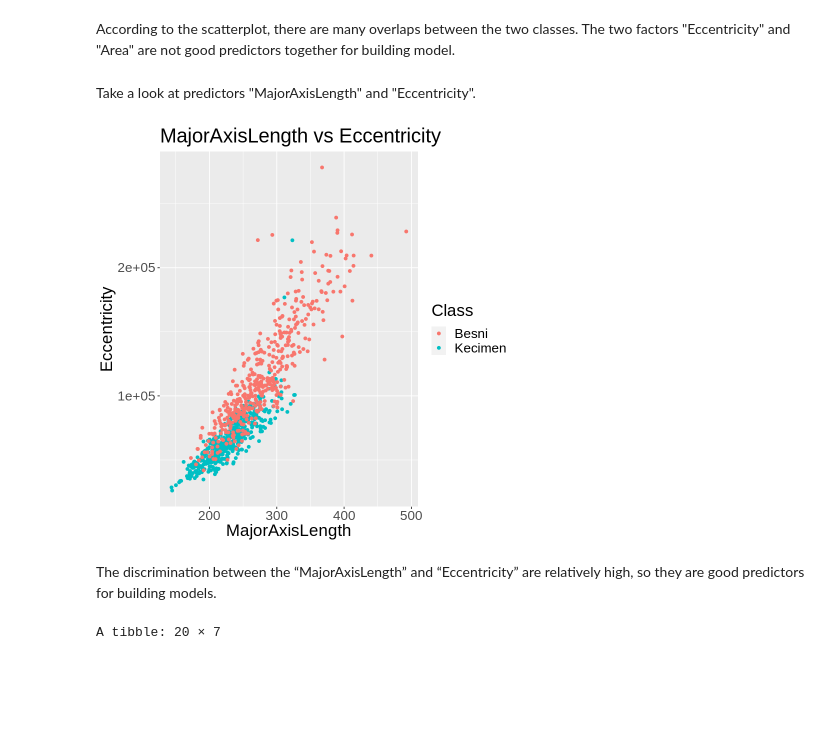
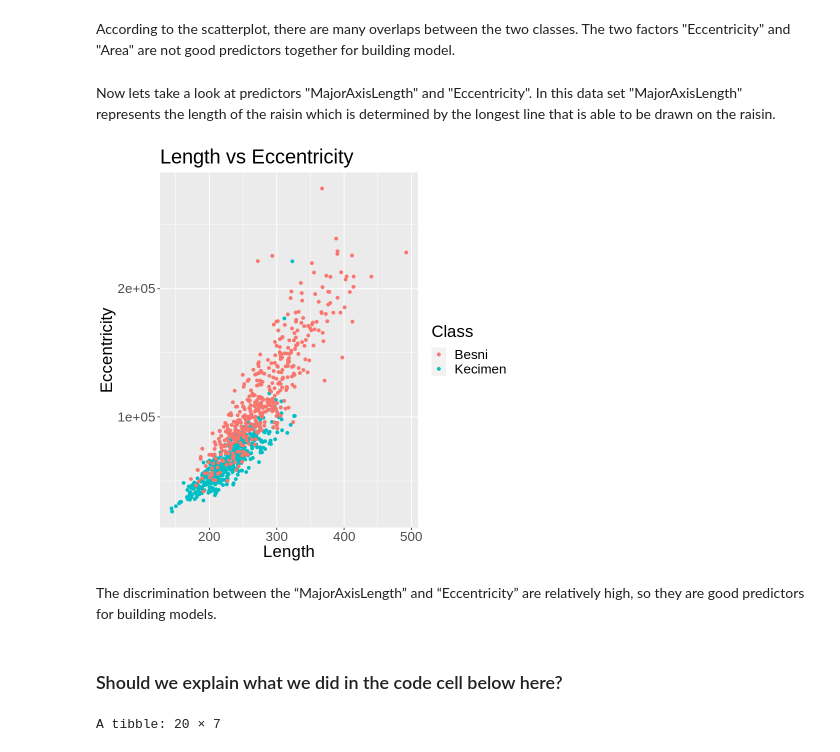
Before and after one commit to jlee0714/DSCI-Project, a Jupyter notebook: Final Project.ipynb, the cells around one changed output. Drawn from its saved outputs; the diff is of its cells as text; code cells hidden in the pictures; blank space fills up the shorter version.

```diff
--- a/Final Project.ipynb
+++ b/Final Project.ipynb
@@ -103,20 +109,22 @@ raisin_train |>
 # %% [markdown]
 According to the scatterplot, there are many overlaps between the two classes. The two factors "Eccentricity" and "Area" are not good predictors together for building model.
 # %% [markdown]
-Take a look at predictors "MajorAxisLength" and "Eccentricity".
+Now lets take a look at predictors "MajorAxisLength" and "Eccentricity". In this data set "MajorAxisLength" represents the length of the raisin which is determined by the longest line that is able to be drawn on the raisin.
 # %%
 set.seed(123)
 find_K <-raisin_data |>
    ggplot(aes(x = MajorAxisLength, y = Eccentricity,color = Class)) +
      geom_point() +
-     labs(x = "MajorAxisLength", y = "Eccentricity") +
- ggtitle("MajorAxisLength vs Eccentricity")+
+     labs(x = "Length", y = "Eccentricity") +
+ ggtitle("Length vs Eccentricity")+
     theme(text = element_text(size = 20))
 find_K
 # %% [output]
-[figure, old version]
+[figure, new version]
 # %% [markdown]
 The discrimination between the “MajorAxisLength” and “Eccentricity” are relatively high, so they are good predictors for building models.
+# %% [markdown]
+### Should we explain what we did in the code cell below here?
 # %%
 set.seed(123)
 raisin_recipe <- recipe(Class ~ MajorAxisLength + Eccentricity, data = raisin_train) |>
```
Also changed, not shown: parts of 11 cells of this notebook.
